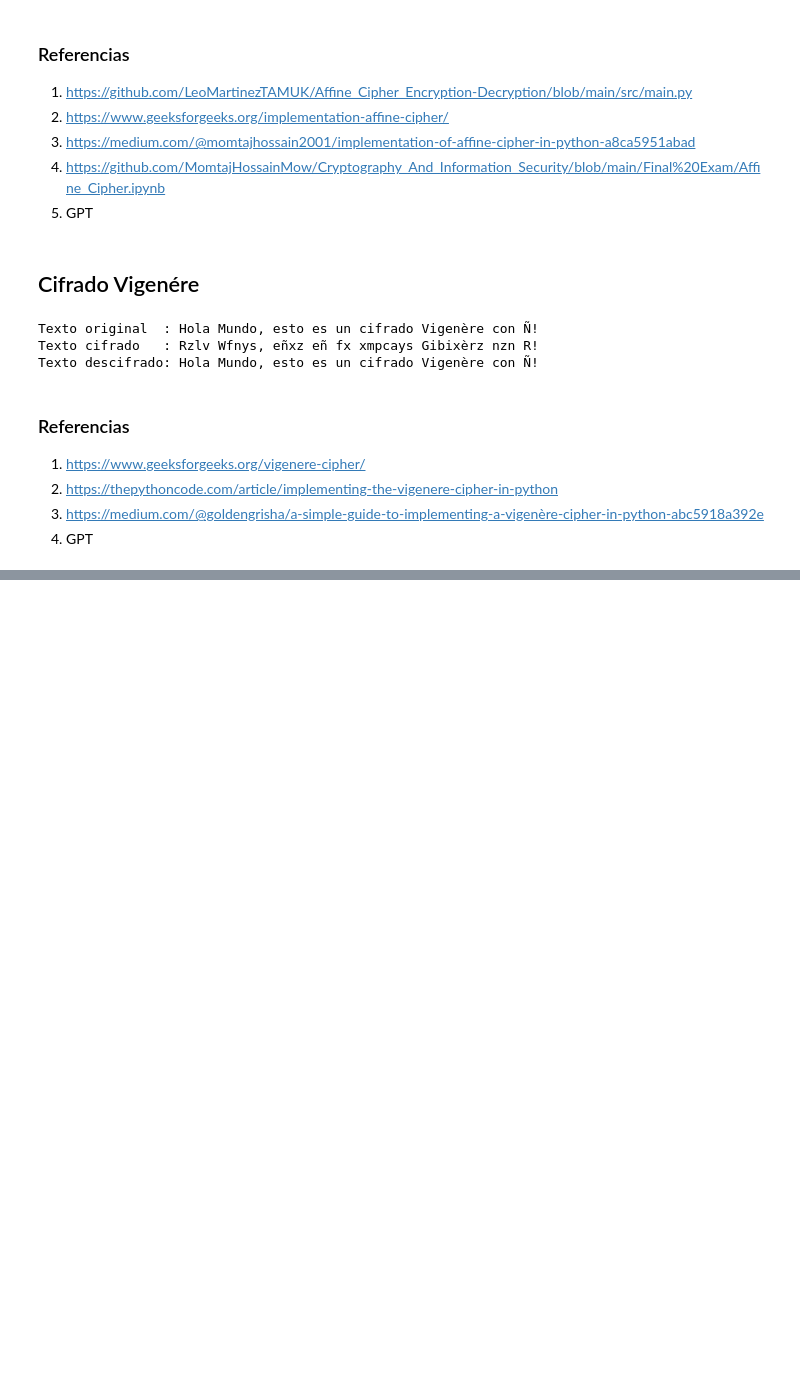
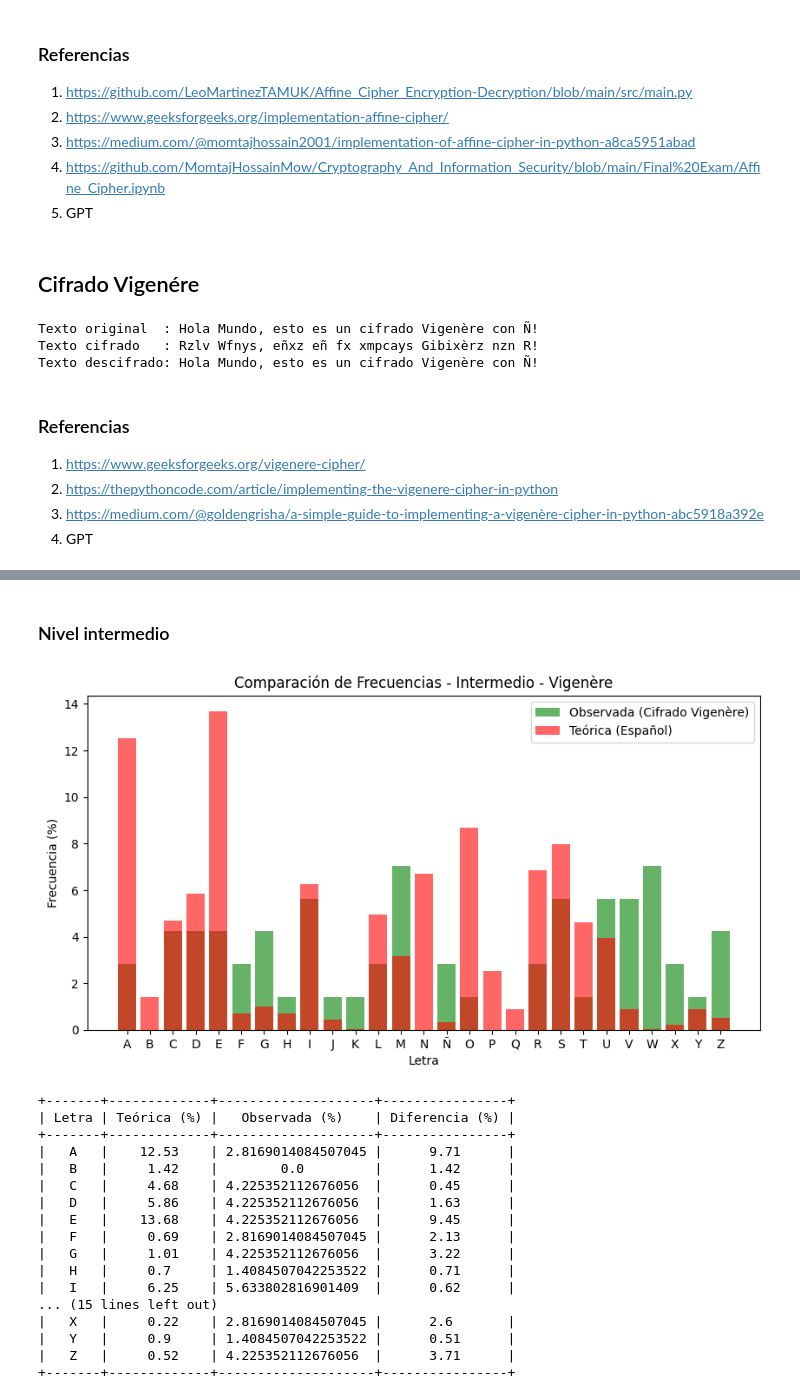
Before and after one commit to mvrcentes/Cryptography, a Jupyter notebook: part-a/lab1-a.ipynb, the cells around one changed output, grey strips where cells are left out. Drawn from its saved outputs; the diff is of its cells as text; code cells hidden in the pictures; blank space fills up the shorter version.

```diff
--- a/part-a/lab1-a.ipynb
+++ b/part-a/lab1-a.ipynb
@@ -218,0 +558,49 @@ Texto descifrado: Hola Mundo, esto es un cifrado Vigenère con Ñ!
+# %% [markdown]
+### Nivel intermedio
+# %%
+# 📌 Nivel Intermedio
+nivel = "Intermedio"
+valores = textos_intermedio[nivel]
+
+# 🔐 Cifrado Vigenère
+vigenere_encrypted = vigenere_cipher.encrypt(valores["texto"], valores["key"])
+vigenere_frecuencia = analizar_frecuencia(vigenere_encrypted)
+
+# 📊 Graficar comparación de frecuencias
+observada = [vigenere_frecuencia[letra] for letra in letras]
+
+plt.figure(figsize=(10, 5))
+plt.bar(letras, observada, alpha=0.6, label="Observada (Cifrado Vigenère)", color="green")
+plt.bar(letras, teorica, alpha=0.6, label="Teórica (Español)", color="red")
+plt.xlabel("Letra")
+plt.ylabel("Frecuencia (%)")
+plt.title(f"Comparación de Frecuencias - {nivel} - Vigenère")
+plt.legend()
+plt.show()
+
+# 📋 Tabla de diferencias
+tabla = PrettyTable(["Letra", "Teórica (%)", "Observada (%)", "Diferencia (%)"])
+for letra in letras:
+    diferencia = round(abs(distribucion_teorica[letra] - vigenere_frecuencia[letra]), 2)
+    tabla.add_row([letra, distribucion_teorica[letra], vigenere_frecuencia[letra], diferencia])
+
+print(tabla)
+# %% [output]
+[figure, added]
++-------+-------------+--------------------+----------------+
+| Letra | Teórica (%) |   Observada (%)    | Diferencia (%) |
++-------+-------------+--------------------+----------------+
+|   A   |    12.53    | 2.8169014084507045 |      9.71      |
+|   B   |     1.42    |        0.0         |      1.42      |
+|   C   |     4.68    | 4.225352112676056  |      0.45      |
+|   D   |     5.86    | 4.225352112676056  |      1.63      |
+|   E   |    13.68    | 4.225352112676056  |      9.45      |
+|   F   |     0.69    | 2.8169014084507045 |      2.13      |
+|   G   |     1.01    | 4.225352112676056  |      3.22      |
+|   H   |     0.7     | 1.4084507042253522 |      0.71      |
+|   I   |     6.25    | 5.633802816901409  |      0.62      |
+... (15 lines left out)
+|   X   |     0.22    | 2.8169014084507045 |      2.6       |
+|   Y   |     0.9     | 1.4084507042253522 |      0.51      |
+|   Z   |     0.52    | 4.225352112676056  |      3.71      |
++-------+-------------+--------------------+----------------+
```
Also changed, not shown: parts of 13 cells of this notebook, 2 other files.
